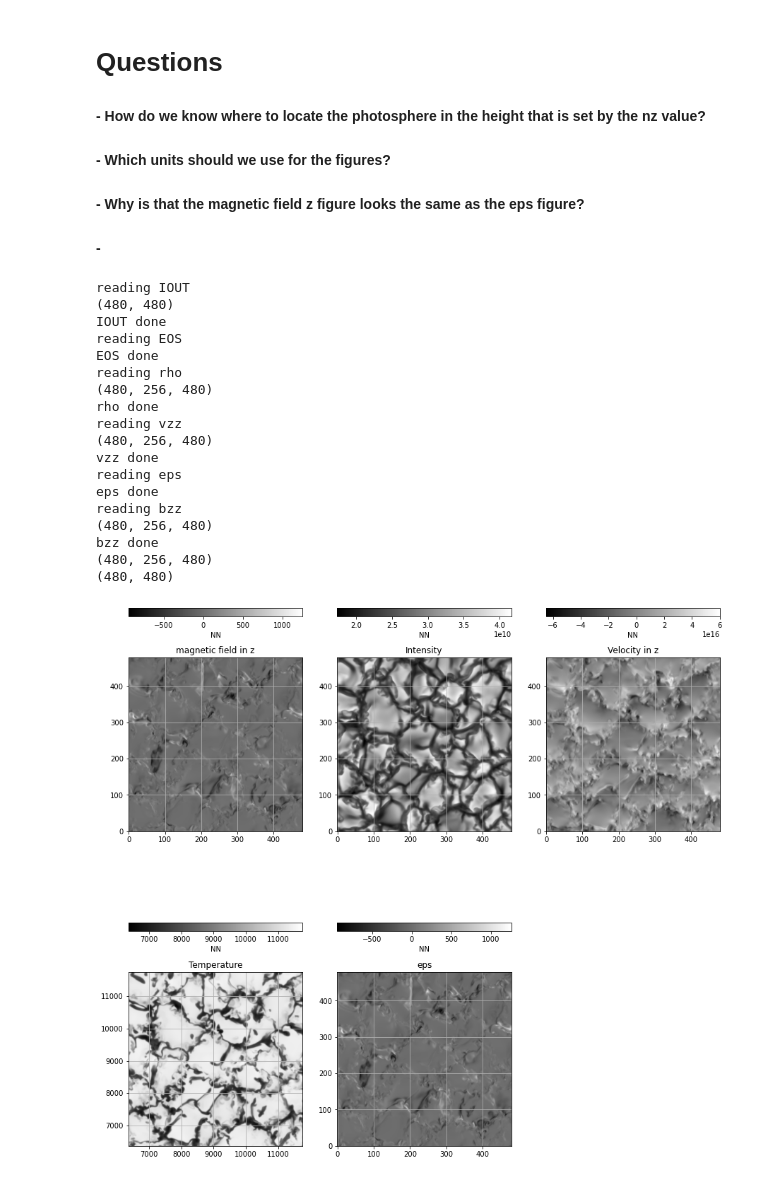
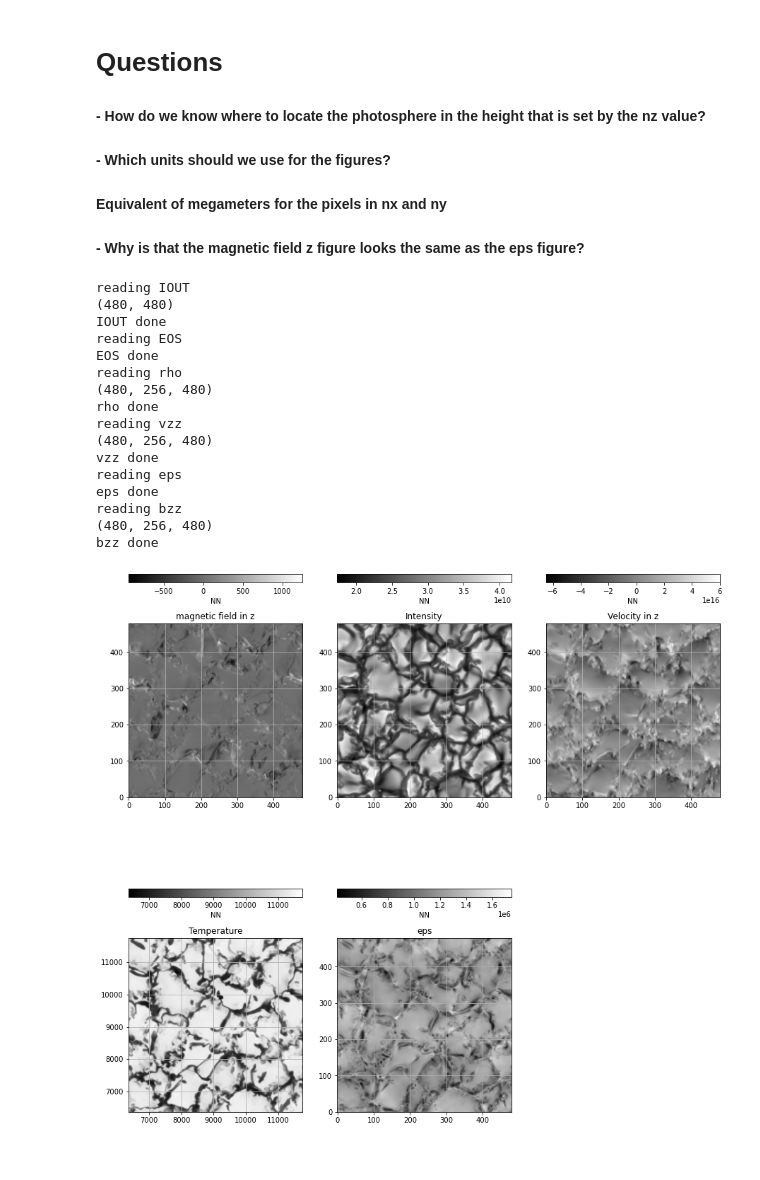
Before and after one commit to juagudeloo/PRUEBAS_Project_DL_Solar, a Jupyter notebook: Python3-MODELS/Main_code.ipynb, the cells around one changed output. Saved outputs shown, nothing was run; the diff lists cells and outputs as text; code cells hidden in the pictures.

```diff
--- a/Python3-MODELS/Main_code.ipynb
+++ b/Python3-MODELS/Main_code.ipynb
@@ -3,8 +3,8 @@
 
  #### - How do we know where to locate the photosphere in the height that is set by the nz value?
  #### - Which units should we use for the figures?
+ #### Equivalent of megameters for the pixels in nx and ny
  #### - Why is that the magnetic field z figure looks the same as the eps figure?
- #### -
 # %%
 import numpy as np
 import matplotlib.pyplot as plt
@@ -119,27 +119,23 @@ class Read:
         # the intensity, temperature, magnetic field in z and velocity in z
         #############################################################v
 
-        plot_mbzz, plot_iout, plot_mvzz, plot_mrho, plot_mtpr, plot_eps = np.zeros(0), np.zeros(0), np.zeros(0), np.zeros(0), np.zeros(0), np.zeros(0)
+        plot_mbzz, plot_iout, plot_mvzz, plot_mrho, plot_mtpr, plot_eps = np.zeros((self.nx, self.ny)), np.zeros((self.nx, self.ny)), np.zeros((self.nx, self.ny)), np.zeros((self.nx, self.ny)), np.zeros((self.nx, self.ny)), np.zeros((self.nx, self.ny))
 
         nz_slice = 170
 
-        print(np.shape(self.mtpr))
-
-        for i in range(np.shape(self.mbzz)[0]):
-                plot_mbzz = np.append(plot_mbzz, self.mbzz[i,nz_slice,:])
-                plot_mvzz = np.append(plot_mvzz, self.mvzz[i,nz_slice,:])
-                plot_mtpr = np.append(plot_mtpr, self.mtpr[i,nz_slice,:])
-                plot_eps = np.append(plot_eps, self.eps[i,nz_slice,:])
-                plot_iout = np.append(plot_iout, self.iout[i,:])
+#         for i in range(np.shape(self.mbzz)[0]):
+        plot_mbzz = self.mbzz[:,nz_slice,:]
+        plot_mvzz = self.mvzz[:,nz_slice,:]
+        plot_mtpr = self.mtpr[:,nz_slice,:]
+        plot_eps = self.eps[:,nz_slice,:]
+        plot_iout = self.iout
 
 
-        plot_iout = np.reshape(plot_iout, (self.nx, self.ny))
-        plot_mbzz = np.reshape(plot_mbzz, (np.shape(self.mbzz)[2], np.shape(self.mbzz)[2]))
-        plot_mvzz = np.reshape(plot_mvzz, (np.shape(self.mvzz)[2], np.shape(self.mvzz)[2]))
-        plot_mtpr = np.reshape(plot_mtpr, (np.shape(self.mtpr)[0], np.shape(self.mtpr)[2]))
-        plot_eps = np.reshape(plot_eps, (np.shape(self.eps)[0], np.shape(self.eps)[2]))
-
-        print(np.shape(plot_mtpr))
+#         plot_iout = np.reshape(plot_iout, (self.nx, self.ny))
+#         plot_mbzz = np.reshape(plot_mbzz, (np.shape(self.mbzz)[2], np.shape(self.mbzz)[2]))
+#         plot_mvzz = np.reshape(plot_mvzz, (np.shape(self.mvzz)[2], np.shape(self.mvzz)[2]))
+#         plot_mtpr = np.reshape(plot_mtpr, (np.shape(self.mtpr)[0], np.shape(self.mtpr)[2]))
+#         plot_eps = np.reshape(plot_eps, (np.shape(self.eps)[0], np.shape(self.eps)[2]))
 
         #############################################################
         # Here we plot the 2D graphs using Matplotlib
@@ -186,11 +182,11 @@ class Read:
         ax4.grid()
 
         ax5 = f.add_subplot(235)
-        bz = ax5.imshow(plot_mbzz, cmap='gist_gray', origin='lower')
+        eps = ax5.imshow(plot_eps, cmap='gist_gray', origin='lower')
         ax5.set_title('eps')
         divider5 = make_axes_locatable(ax5)
         cax5 = divider5.append_axes('top', size='5%', pad=0.8)
-        f.colorbar(bz, cax=cax5, orientation="horizontal", label="NN")
+        f.colorbar(eps, cax=cax5, orientation="horizontal", label="NN")
         ax5.grid()
 
 
@@ -199,7 +195,7 @@ class Read:
 
         #############################################################
         # This functions are just for some testing, but are not part
-        # of the principal code
+        # of the main code
         #############################################################
 
         def make_box(Npx, **kwargs):
@@ -219,33 +215,31 @@ class Read:
 
         def add_boxes(ax, **kwargs):
             """Adds boxes to an axis"""
             # dashed lines: boxes containing 1e5, 1e6 pixels
             for i in (1, 10):
                 ax.add_patch(make_box(i*1e5, **kwargs, ls='--'))
             # solid lines: boxes containing 2**n * 1e5 pixels
             for i in (2, 4, 8, 16):
                 ax.add_patch(make_box(i*1e5, **kwargs))
 
 if __name__ == "__main__":
     execute = Read()
     execute.read()
 # %% [output]
 reading IOUT
 (480, 480)
 IOUT done
 reading EOS
 EOS done
 reading rho
 (480, 256, 480)
 rho done
 reading vzz
 (480, 256, 480)
 vzz done
 reading eps
 eps done
 reading bzz
 (480, 256, 480)
 bzz done
-(480, 256, 480)
-(480, 480)
-[figure, old version]
+[figure, new version]
```
